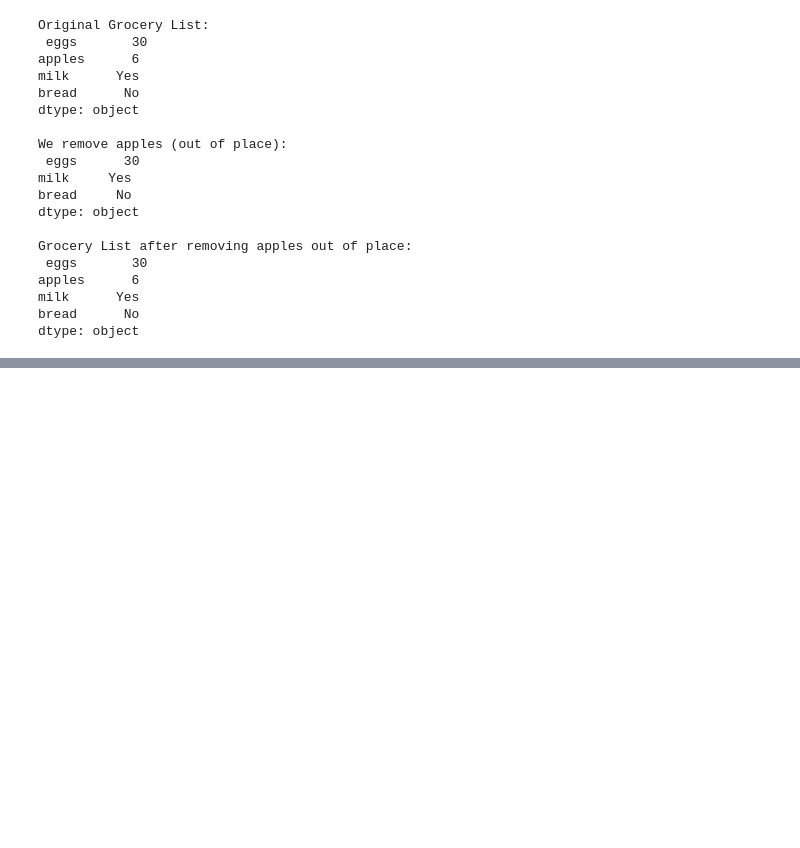
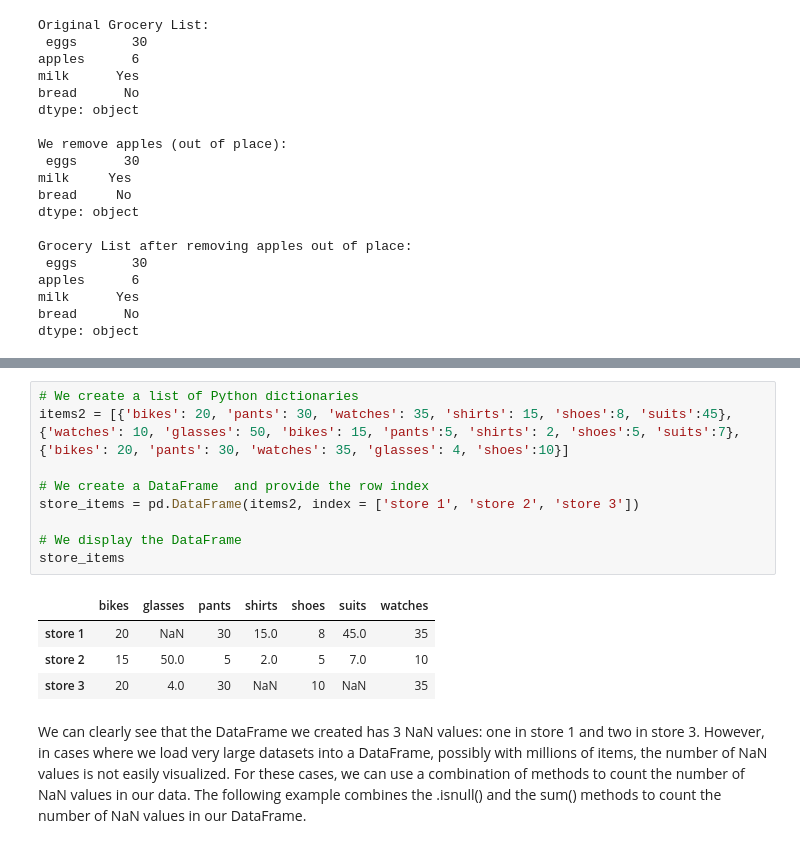
Before and after one commit to deepumons/data-scientist-nd, a Jupyter notebook: lesson-notes/Pandas.ipynb, the cells around one changed output, grey strips where cells are left out. Saved outputs shown, nothing was run; the diff lists cells and outputs as text; blank space fills up the shorter version.

```diff
--- a/lesson-notes/Pandas.ipynb
+++ b/lesson-notes/Pandas.ipynb
@@ -182,0 +626,18 @@ dtype: object
+# %%
+# We create a list of Python dictionaries
+items2 = [{'bikes': 20, 'pants': 30, 'watches': 35, 'shirts': 15, 'shoes':8, 'suits':45},
+{'watches': 10, 'glasses': 50, 'bikes': 15, 'pants':5, 'shirts': 2, 'shoes':5, 'suits':7},
+{'bikes': 20, 'pants': 30, 'watches': 35, 'glasses': 4, 'shoes':10}]
+
+# We create a DataFrame  and provide the row index
+store_items = pd.DataFrame(items2, index = ['store 1', 'store 2', 'store 3'])
+
+# We display the DataFrame
+store_items
+# %% [output]
+|  | bikes | glasses | pants | shirts | shoes | suits | watches |
+| store 1 | 20 | NaN | 30 | 15.0 | 8 | 45.0 | 35 |
+| store 2 | 15 | 50.0 | 5 | 2.0 | 5 | 7.0 | 10 |
+| store 3 | 20 | 4.0 | 30 | NaN | 10 | NaN | 35 |
+# %% [markdown]
+We can clearly see that the DataFrame we created has 3 NaN values: one in store 1 and two in store 3. However, in cases where we load very large datasets into a DataFrame, possibly with millions of items, the number of NaN values is not easily visualized. For these cases, we can use a combination of methods to count the number of NaN values in our data. The following example combines the .isnull() and the sum() methods to count the number of NaN values in our DataFrame.
```
Also changed, not shown: parts of 65 cells of this notebook.
